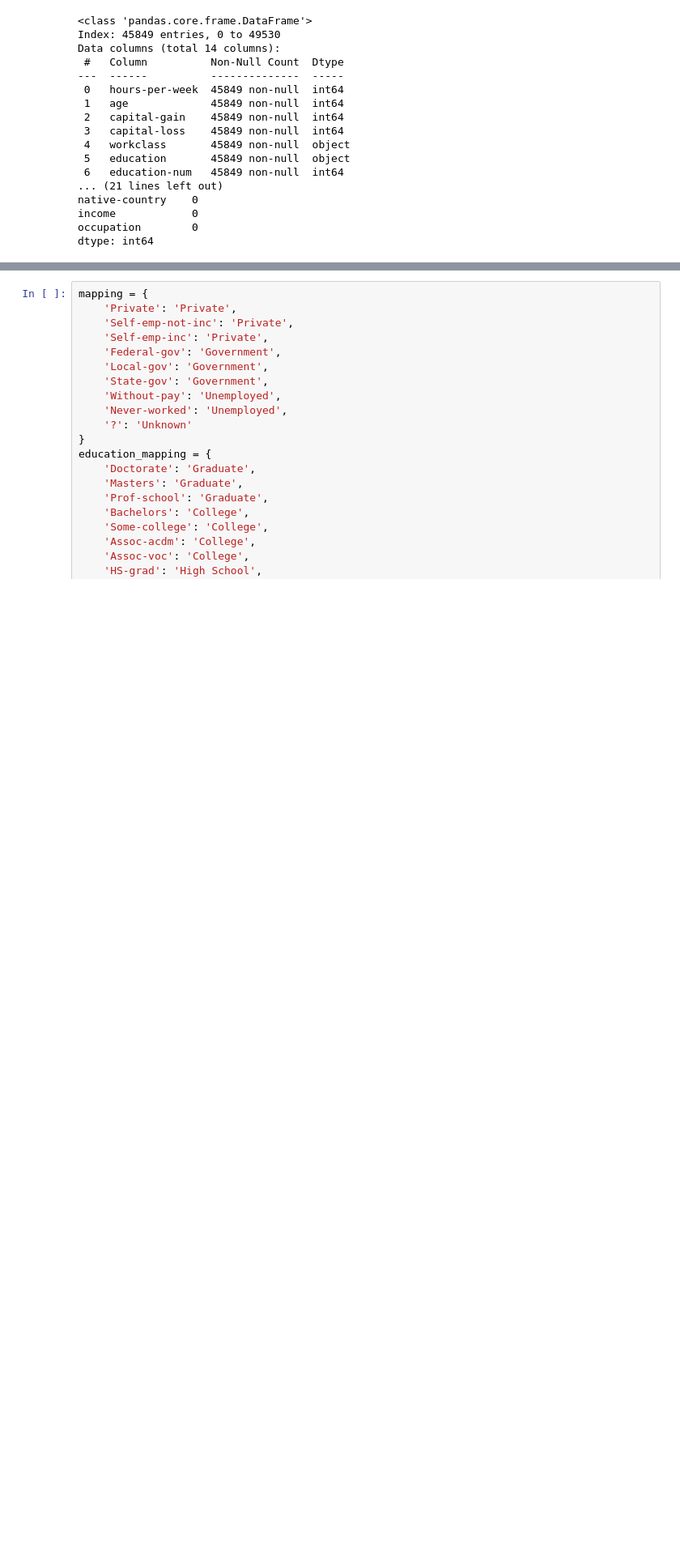
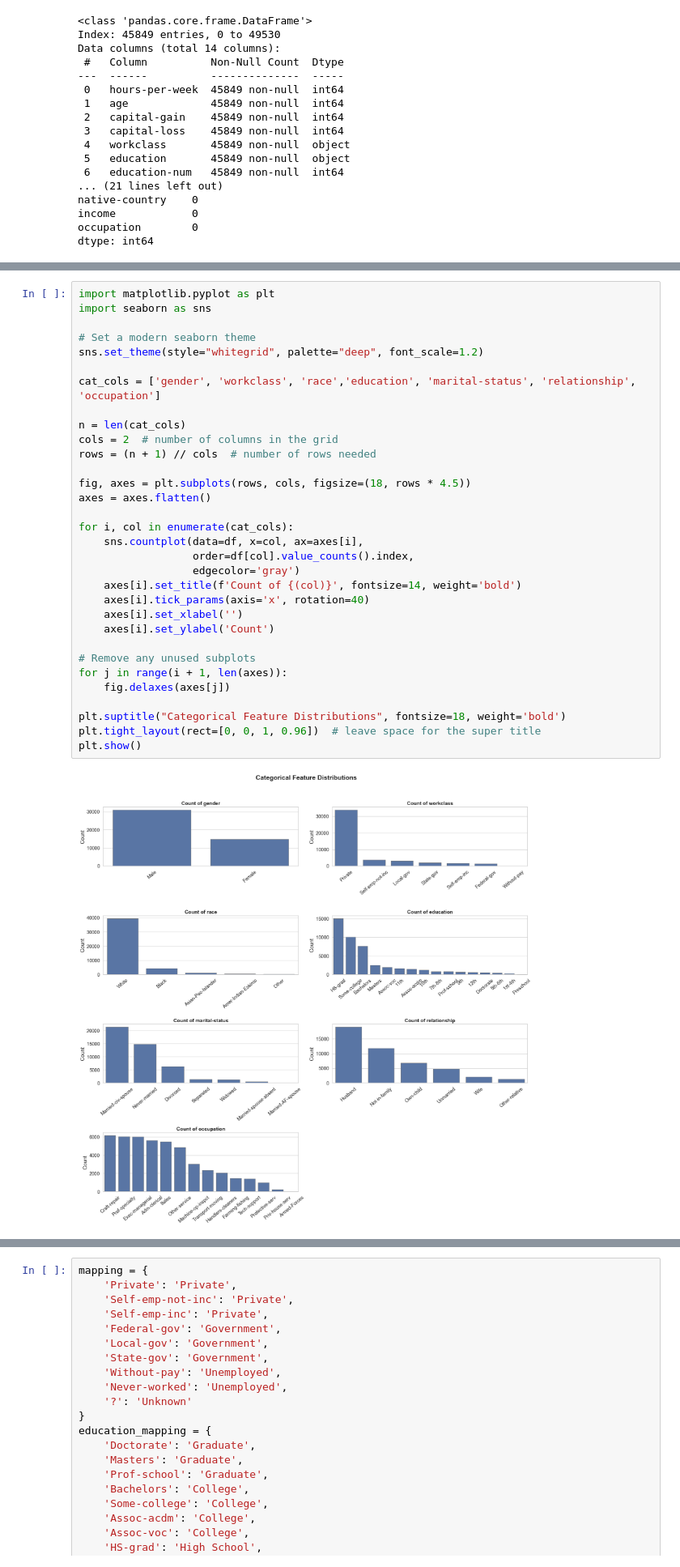
Before and after one commit to Jagoda222/HCML_2, a Jupyter notebook: Jagoda.ipynb, the cells around one changed output, grey strips where cells are left out. Shown at 81% size. Drawn from its saved outputs; the diff is of its cells as text; blank space fills up the shorter version.

```diff
--- a/Jagoda.ipynb
+++ b/Jagoda.ipynb
@@ -126 +161,35 @@ plt.show()
+# %%
+import matplotlib.pyplot as plt
+import seaborn as sns
+
+# Set a modern seaborn theme
+sns.set_theme(style="whitegrid", palette="deep", font_scale=1.2)
+
+cat_cols = ['gender', 'workclass', 'race','education', 'marital-status', 'relationship', 'occupation']
+
+n = len(cat_cols)
+cols = 2  # number of columns in the grid
+rows = (n + 1) // cols  # number of rows needed
+
+fig, axes = plt.subplots(rows, cols, figsize=(18, rows * 4.5))
+axes = axes.flatten()
+
+for i, col in enumerate(cat_cols):
+    sns.countplot(data=df, x=col, ax=axes[i],
+                  order=df[col].value_counts().index,
+                  edgecolor='gray')
+    axes[i].set_title(f'Count of {(col)}', fontsize=14, weight='bold')
+    axes[i].tick_params(axis='x', rotation=40)
+    axes[i].set_xlabel('')
+    axes[i].set_ylabel('Count')
+
+# Remove any unused subplots
+for j in range(i + 1, len(axes)):
+    fig.delaxes(axes[j])
+
+plt.suptitle("Categorical Feature Distributions", fontsize=18, weight='bold')
+plt.tight_layout(rect=[0, 0, 1, 0.96])  # leave space for the super title
+plt.show()
+# %% [output]
+[figure, added]
 # %% [markdown]
```
Also changed, not shown: parts of 70 cells of this notebook.
